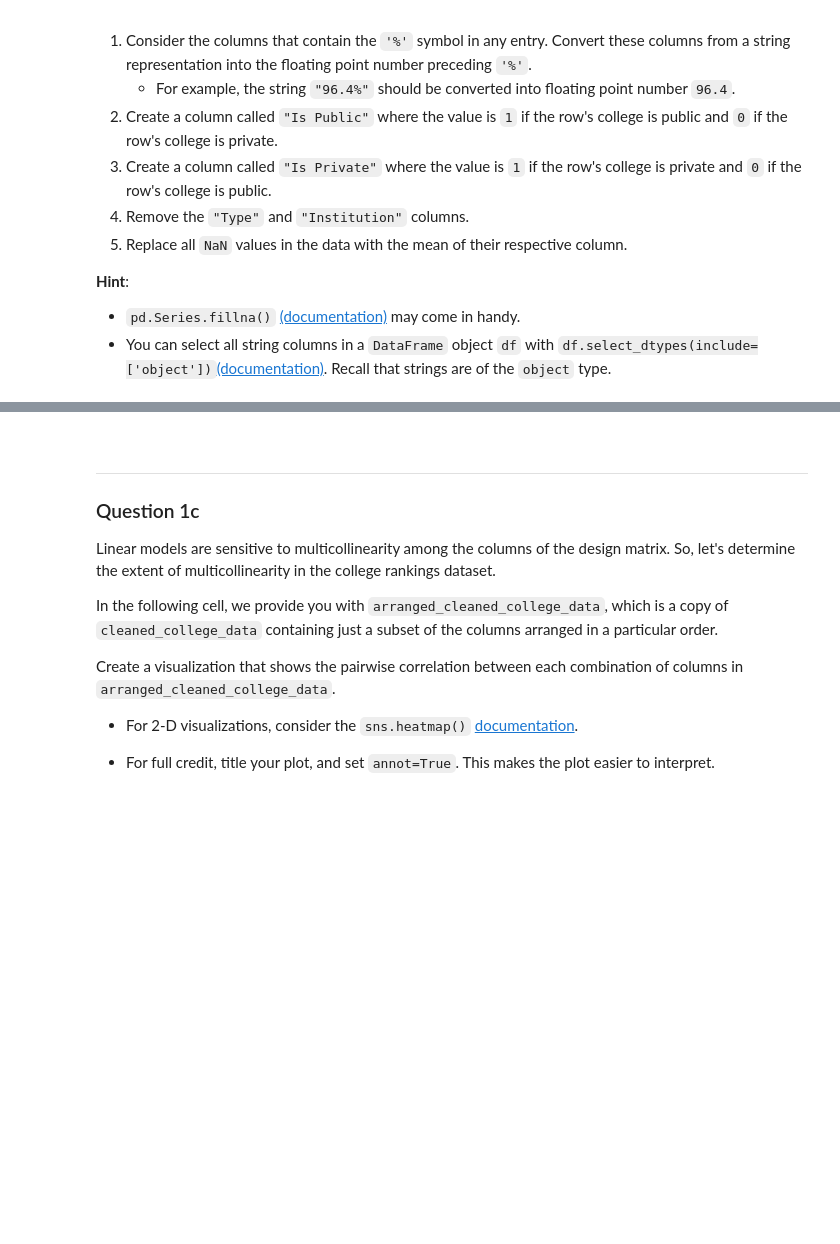
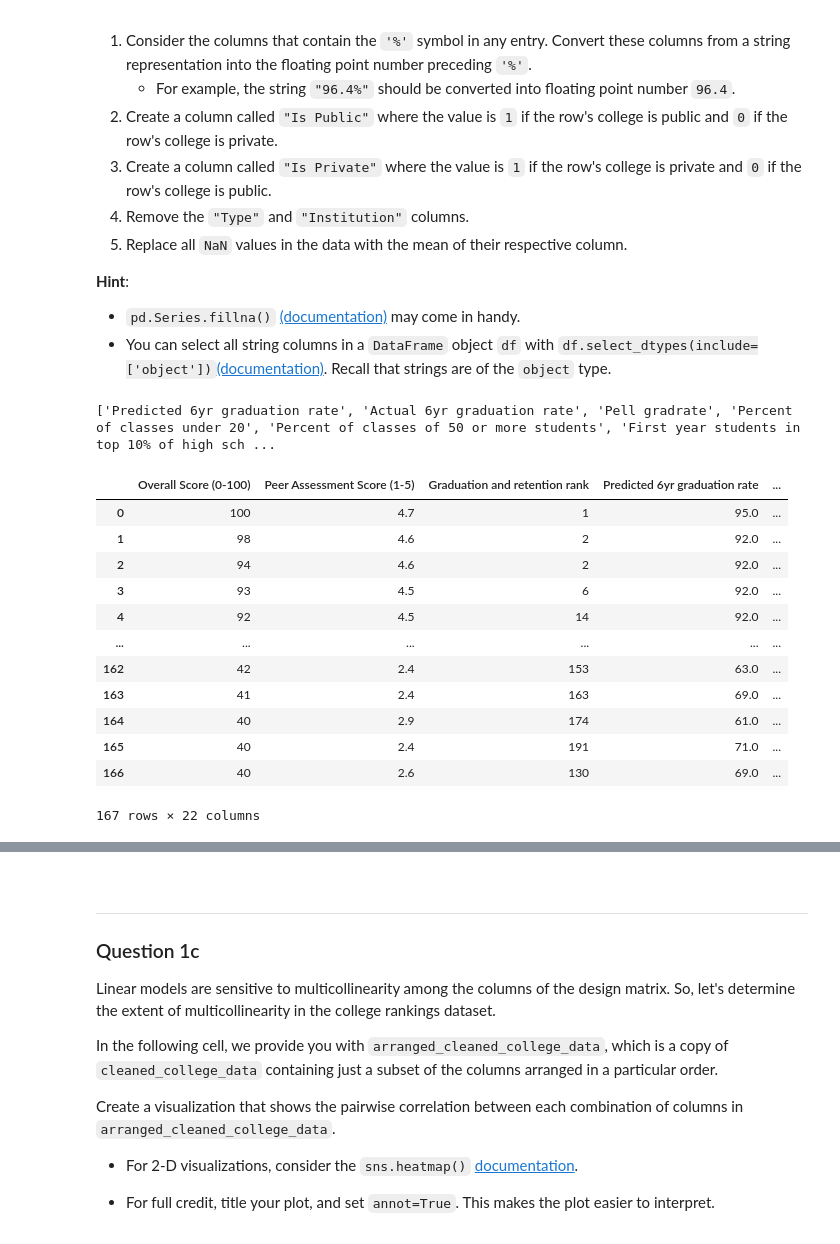
Before and after one commit to zaddle55/sp26-ds100-material, a Jupyter notebook: hw/hw06/hw06.ipynb, the cells around one changed output, grey strips where cells are left out. Saved outputs shown, nothing was run; the diff lists cells and outputs as text; code cells hidden in the pictures; blank space fills up the shorter version.

```diff
--- a/hw/hw06/hw06.ipynb
+++ b/hw/hw06/hw06.ipynb
@@ -157,7 +205,42 @@ To do so, complete the following tasks **in the order they are listed**:
 - `pd.Series.fillna()` [(documentation)](https://pandas.pydata.org/docs/reference/api/pandas.Series.fillna.html) may come in handy.
 - You can select all string columns in a `DataFrame` object `df` with `df.select_dtypes(include=['object'])`[(documentation)](https://pandas.pydata.org/docs/reference/api/pandas.DataFrame.select_dtypes.html). Recall that strings are of the `object` type.
 # %%
-...
+non_numeric_cols = cleaned_college_data.select_dtypes(include=['object'])
+
+# 1. process '%' columns
+percentile_cols = []
+for col in non_numeric_cols:
+    if cleaned_college_data[col].str.contains('%').any():
+        percentile_cols.append(col)
+print(percentile_cols)
+for col in percentile_cols:
+    cleaned_college_data[col] = cleaned_college_data[col].str.extract(r'(\d+)%').astype('float')
+
+# 2. create 'Is Public/Is Private' column
+cleaned_college_data['Is Public'] = cleaned_college_data['Type'].map({'public': 1, 'private': 0})
+cleaned_college_data['Is Private'] = cleaned_college_data['Type'].map({'public': 0, 'private': 1})
+
+# 3. remove 'Type/Institution'
+cleaned_college_data = cleaned_college_data.drop(columns=['Type', 'Institution'])
+
+# 4. Fill NA
+for col in cleaned_college_data:
+    cleaned_college_data[col] = cleaned_college_data[col].fillna(cleaned_college_data[col].mean())
 cleaned_college_data
+# %% [output]
+['Predicted 6yr graduation rate', 'Actual 6yr graduation rate', 'Pell gradrate', 'Percent of classes under 20', 'Percent of classes of 50 or more students', 'First year students in top 10% of high sch ...
+|  | Overall Score (0-100) | Peer Assessment Score (1-5) | Graduation and retention rank | Predicted 6yr graduation rate | ... |
+| 0 | 100 | 4.7 | 1 | 95.0 | ... |
+| 1 | 98 | 4.6 | 2 | 92.0 | ... |
+| 2 | 94 | 4.6 | 2 | 92.0 | ... |
+| 3 | 93 | 4.5 | 6 | 92.0 | ... |
+| 4 | 92 | 4.5 | 14 | 92.0 | ... |
+| ... | ... | ... | ... | ... | ... |
+| 162 | 42 | 2.4 | 153 | 63.0 | ... |
+| 163 | 41 | 2.4 | 163 | 69.0 | ... |
+| 164 | 40 | 2.9 | 174 | 61.0 | ... |
+| 165 | 40 | 2.4 | 191 | 71.0 | ... |
+| 166 | 40 | 2.6 | 130 | 69.0 | ... |
+167 rows × 22 columns
 # %%
 grader.check("q1b")
```
Also changed, not shown: parts of 10 cells of this notebook.
